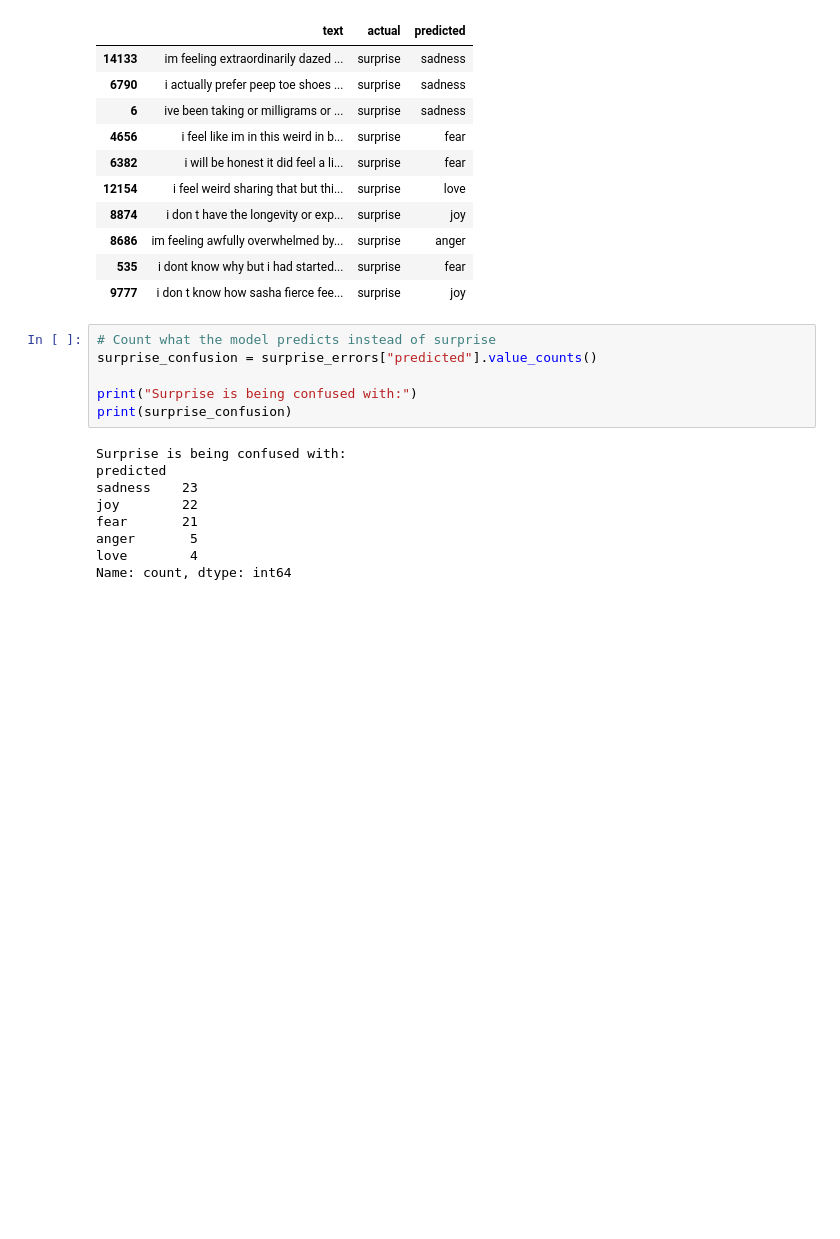
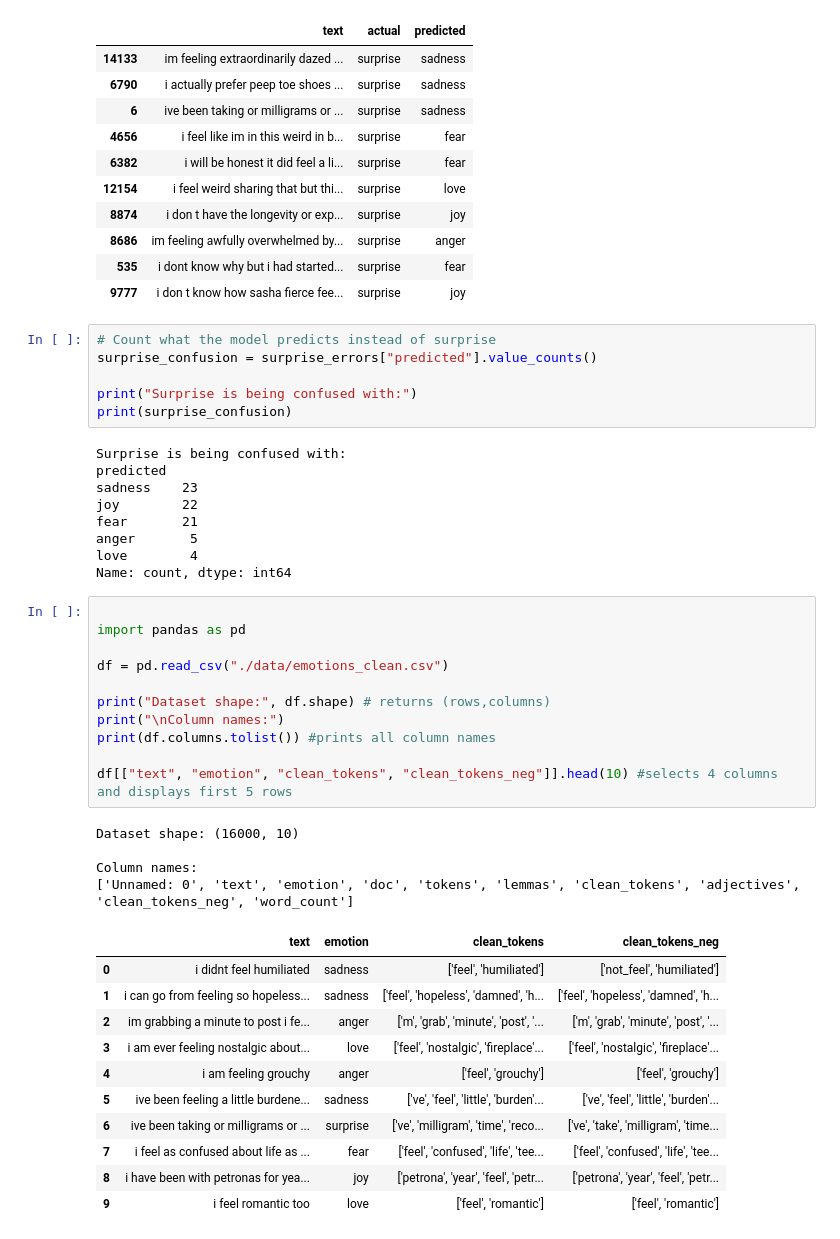
Before and after one commit to Mallik829/A_M_project_2, a Jupyter notebook: anita_emotions_model.ipynb, the cells around one changed output. Cells and saved outputs as stored; diff of their text form; blank space fills up the shorter version.

```diff
--- a/anita_emotions_model.ipynb
+++ b/anita_emotions_model.ipynb
@@ -504,3 +504,30 @@ fear       21
 anger       5
 love        4
 Name: count, dtype: int64
+# %%
+
+import pandas as pd
+
+df = pd.read_csv("./data/emotions_clean.csv")
+
+print("Dataset shape:", df.shape) # returns (rows,columns)
+print("\nColumn names:")
+print(df.columns.tolist()) #prints all column names
+
+df[["text", "emotion", "clean_tokens", "clean_tokens_neg"]].head(10) #selects 4 columns and displays first 5 rows
+# %% [output]
+Dataset shape: (16000, 10)
+
+Column names:
+['Unnamed: 0', 'text', 'emotion', 'doc', 'tokens', 'lemmas', 'clean_tokens', 'adjectives', 'clean_tokens_neg', 'word_count']
+|  | text | emotion | clean_tokens | clean_tokens_neg |
+| 0 | i didnt feel humiliated | sadness | ['feel', 'humiliated'] | ['not_feel', 'humiliated'] |
+| 1 | i can go from feeling so hopeless... | sadness | ['feel', 'hopeless', 'damned', 'h... | ['feel', 'hopeless', 'damned', 'h... |
+| 2 | im grabbing a minute to post i fe... | anger | ['m', 'grab', 'minute', 'post', '... | ['m', 'grab', 'minute', 'post', '... |
+| 3 | i am ever feeling nostalgic about... | love | ['feel', 'nostalgic', 'fireplace'... | ['feel', 'nostalgic', 'fireplace'... |
+| 4 | i am feeling grouchy | anger | ['feel', 'grouchy'] | ['feel', 'grouchy'] |
+| 5 | ive been feeling a little burdene... | sadness | ['ve', 'feel', 'little', 'burden'... | ['ve', 'feel', 'little', 'burden'... |
+| 6 | ive been taking or milligrams or ... | surprise | ['ve', 'milligram', 'time', 'reco... | ['ve', 'take', 'milligram', 'time... |
+| 7 | i feel as confused about life as ... | fear | ['feel', 'confused', 'life', 'tee... | ['feel', 'confused', 'life', 'tee... |
+| 8 | i have been with petronas for yea... | joy | ['petrona', 'year', 'feel', 'petr... | ['petrona', 'year', 'feel', 'petr... |
+| 9 | i feel romantic too | love | ['feel', 'romantic'] | ['feel', 'romantic'] |
```
Also changed, not shown: parts of 8 cells of this notebook.
